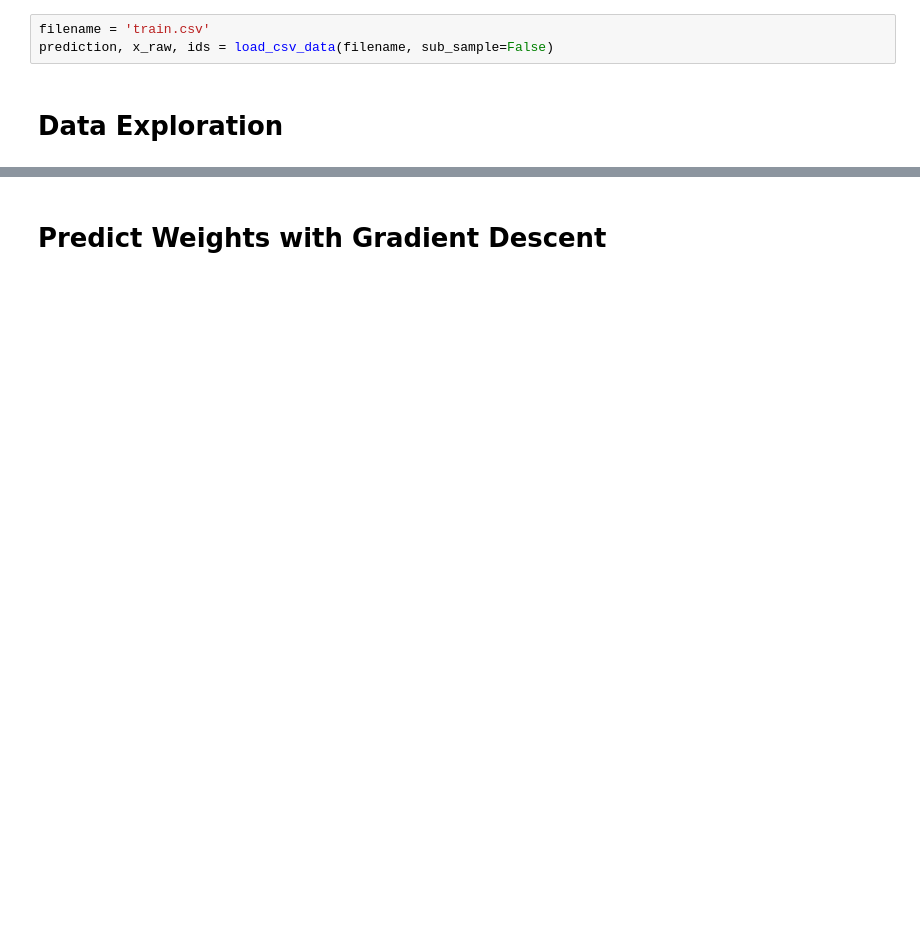
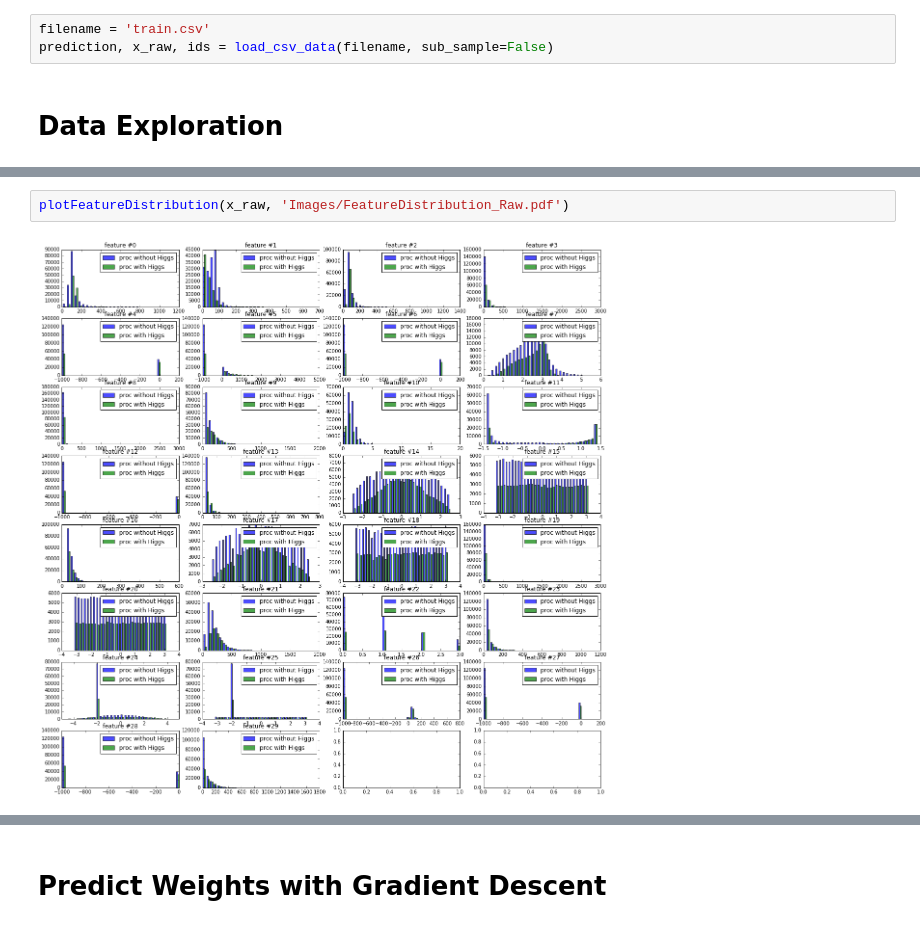
Before and after one commit to maximilianmordig/PCML_Project1, a Jupyter notebook: max/Task.ipynb, the cells around one changed output, grey strips where cells are left out. Drawn from its saved outputs; the diff is of its cells as text; blank space fills up the shorter version.

```diff
--- a/max/Task.ipynb
+++ b/max/Task.ipynb
@@ -251,0 +215,4 @@ IndexError: index out of range
+# %%
+plotFeatureDistribution(x_raw, 'Images/FeatureDistribution_Raw.pdf')
+# %% [output]
+[figure, added]
```
Also changed, not shown: parts of 69 cells of this notebook, 30 other files.
